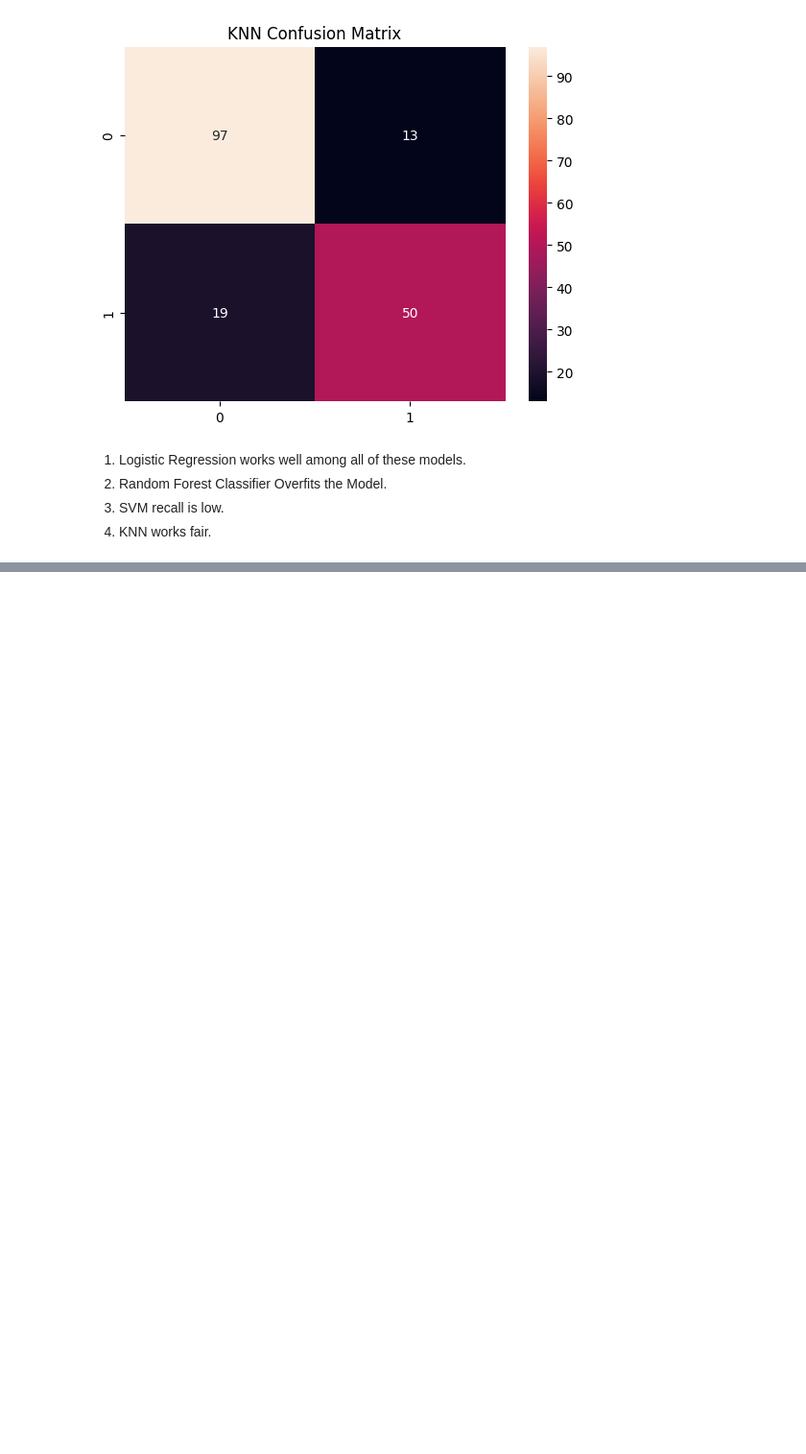
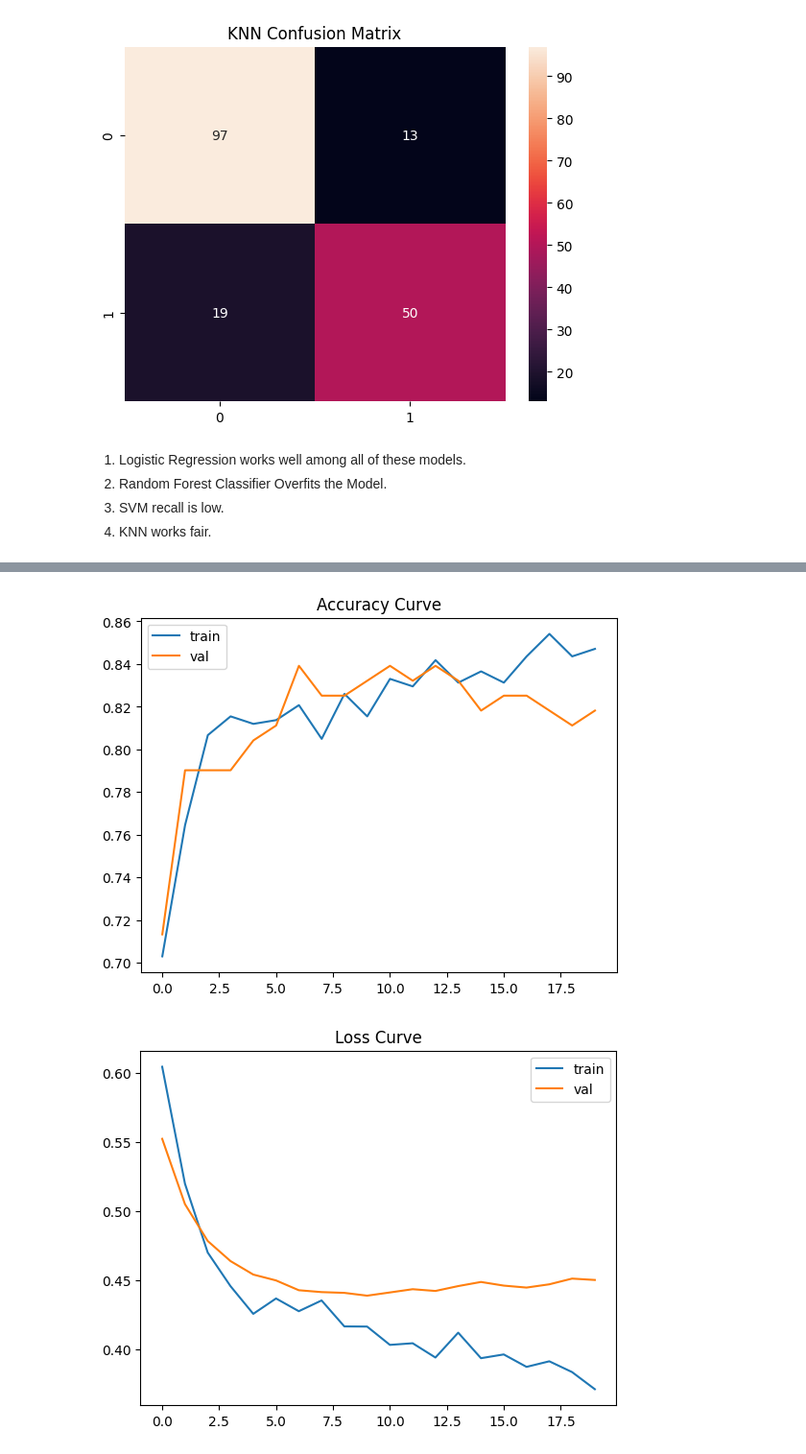
Before and after one commit to MMujtabaX/Titanic_Survival_Predictor, a Jupyter notebook: main.ipynb, the cells around one changed output, grey strips where cells are left out. Shown at 96% size. Saved outputs shown, nothing was run; the diff lists cells and outputs as text; code cells hidden in the pictures; blank space fills up the shorter version.

Commit message:
Build and Train Dense Neural Network

```diff
--- a/main.ipynb
+++ b/main.ipynb
@@ -278,0 +318,16 @@ weighted avg       0.82      0.82      0.82       179
+# %%
+early_stop = EarlyStopping(monitor='val_loss', patience=10, restore_best_weights=True)
+# %%
+if not isinstance(X_train, np.ndarray):
+    X_train = X_train.to_numpy()
+
+if not isinstance(y_train, np.ndarray):
+    y_train = y_train.to_numpy()
+# %%
+history = model.fit(
+    X_train, y_train,
+    validation_split=0.2,
+    epochs=100,
+    callbacks=[early_stop],
+    verbose=1
+)
@@ -278,0 +352,15 @@ weighted avg       0.82      0.82      0.82       179
+# %%
+plt.plot(history.history['accuracy'], label='train')
+plt.plot(history.history['val_accuracy'], label='val')
+plt.legend()
+plt.title("Accuracy Curve")
+plt.show()
+
+plt.plot(history.history['loss'], label='train')
+plt.plot(history.history['val_loss'], label='val')
+plt.legend()
+plt.title("Loss Curve")
+plt.show()
+# %% [output]
+[figure, added]
+[figure, added]
```
Also changed, not shown: parts of 5 cells of this notebook.
